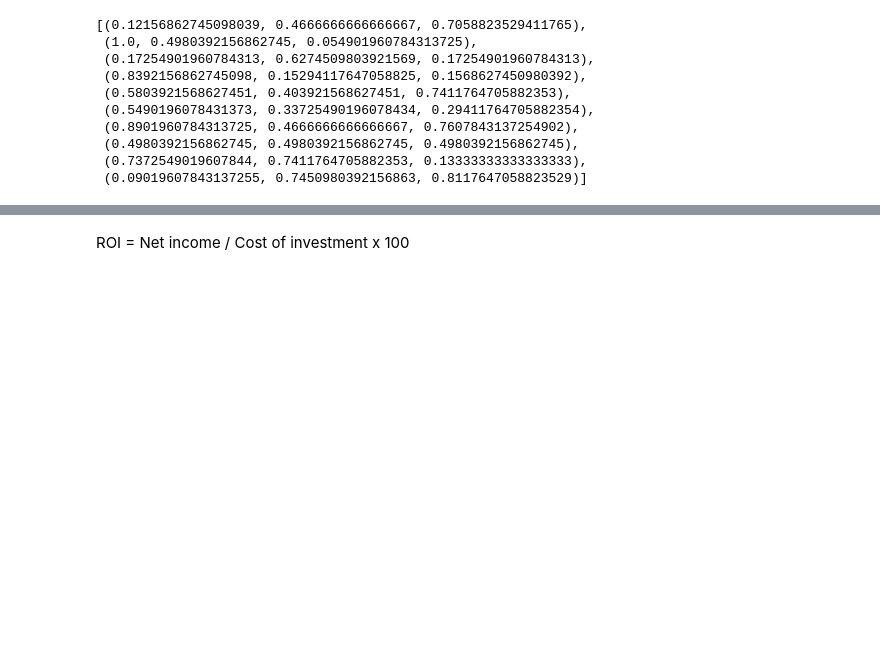
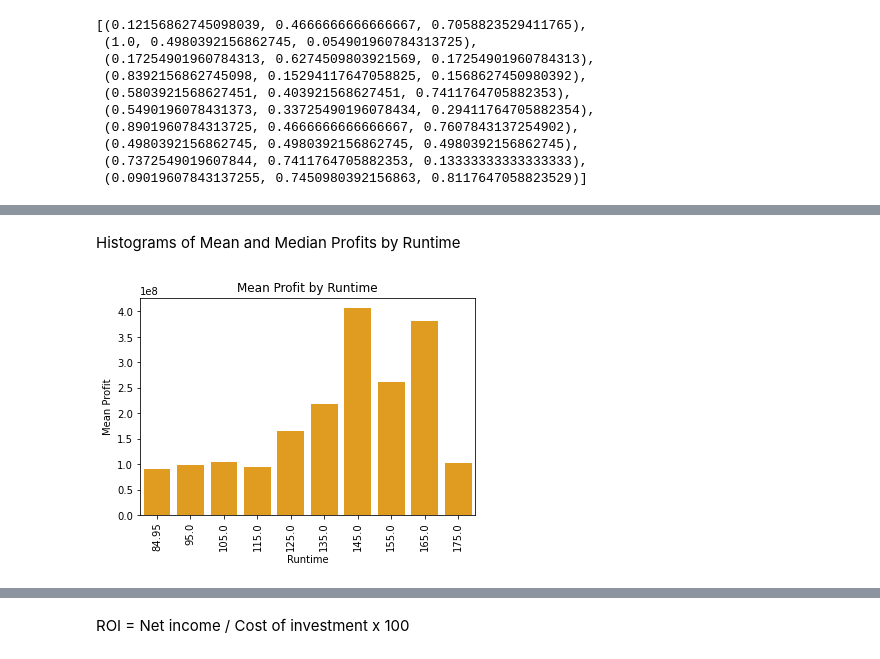
Before and after one commit to jnahra/dsc-phase-1-project, a Jupyter notebook: sean_phase1_notebook.ipynb, the cells around one changed output, grey strips where cells are left out. Cells and saved outputs as stored; diff of their text form; code cells hidden in the pictures; blank space fills up the shorter version.

```diff
--- a/sean_phase1_notebook.ipynb
+++ b/sean_phase1_notebook.ipynb
@@ -300 +337,18 @@ Adventure,Drama,Fantasy        207500000
 Name: production_budget, dtype: int64
+# %% [markdown]
+Histograms of Mean and Median Profits by Runtime
+# %%
+master['runtime_bins'] = pd.cut(master['runtime_minutes'], bins=10)
+
+master['runtime_bins'] = master['runtime_bins'].apply(lambda x: x.mid)
+
+mean_profit_by_runtime_bin = master.groupby('runtime_bins')['profit'].mean()
+
+sns.barplot(x= mean_profit_by_runtime_bin.index,y= mean_profit_by_runtime_bin, color='orange')
+plt.xlabel('Runtime')
+plt.ylabel('Mean Profit')
+plt.title('Mean Profit by Runtime')
+plt.xticks(rotation=90)
+plt.show()
+# %% [output]
+[figure, added]
```
Also changed, not shown: parts of 16 cells of this notebook, 3 other files.
